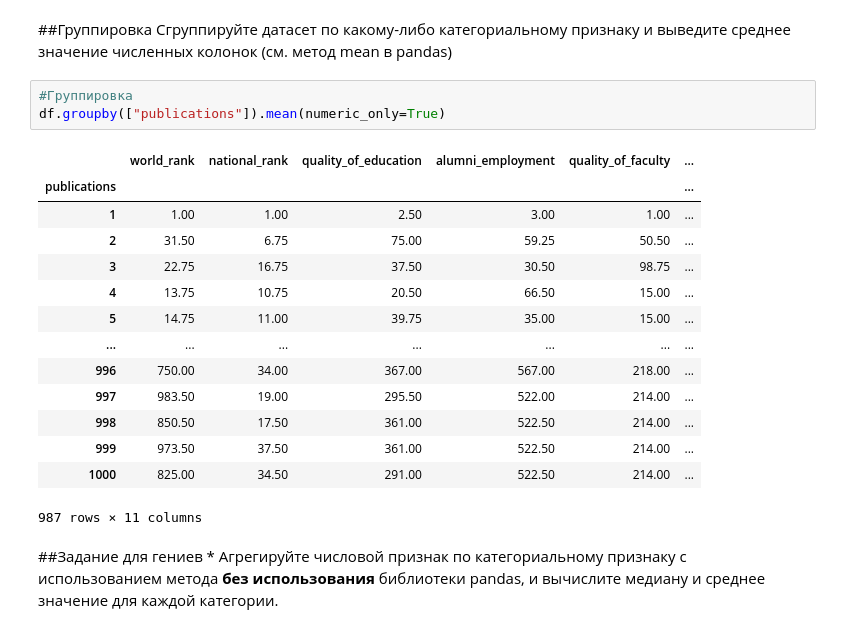
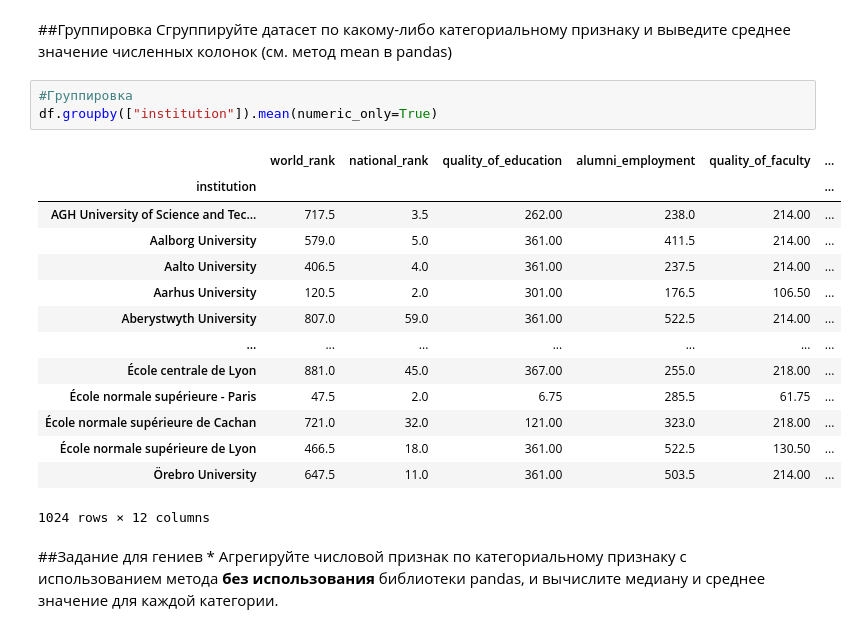
Before and after one commit to chashcha/machine-learning, a Jupyter notebook: Задание_1_ch.ipynb, the cells around one changed output. Saved outputs shown, nothing was run; the diff lists cells and outputs as text.

```diff
--- a/Задание_1_ch.ipynb
+++ b/Задание_1_ch.ipynb
@@ -182,22 +182,22 @@ df[df["quality_of_education"] >=365 ]
 Сгруппируйте датасет по какому-либо категориальному признаку и выведите среднее значение численных колонок (см. метод mean в pandas)
 # %%
 #Группировка
-df.groupby(["publications"]).mean(numeric_only=True)
+df.groupby(["institution"]).mean(numeric_only=True)
 # %% [output]
 |  | world_rank | national_rank | quality_of_education | alumni_employment | quality_of_faculty | ... |
-| publications |  |  |  |  |  | ... |
-| 1 | 1.00 | 1.00 | 2.50 | 3.00 | 1.00 | ... |
-| 2 | 31.50 | 6.75 | 75.00 | 59.25 | 50.50 | ... |
-| 3 | 22.75 | 16.75 | 37.50 | 30.50 | 98.75 | ... |
-| 4 | 13.75 | 10.75 | 20.50 | 66.50 | 15.00 | ... |
-| 5 | 14.75 | 11.00 | 39.75 | 35.00 | 15.00 | ... |
+| institution |  |  |  |  |  | ... |
+| AGH University of Science and Tec... | 717.5 | 3.5 | 262.00 | 238.0 | 214.00 | ... |
+| Aalborg University | 579.0 | 5.0 | 361.00 | 411.5 | 214.00 | ... |
+| Aalto University | 406.5 | 4.0 | 361.00 | 237.5 | 214.00 | ... |
+| Aarhus University | 120.5 | 2.0 | 301.00 | 176.5 | 106.50 | ... |
+| Aberystwyth University | 807.0 | 59.0 | 361.00 | 522.5 | 214.00 | ... |
 | ... | ... | ... | ... | ... | ... | ... |
-| 996 | 750.00 | 34.00 | 367.00 | 567.00 | 218.00 | ... |
-| 997 | 983.50 | 19.00 | 295.50 | 522.00 | 214.00 | ... |
-| 998 | 850.50 | 17.50 | 361.00 | 522.50 | 214.00 | ... |
-| 999 | 973.50 | 37.50 | 361.00 | 522.50 | 214.00 | ... |
-| 1000 | 825.00 | 34.50 | 291.00 | 522.50 | 214.00 | ... |
+| École centrale de Lyon | 881.0 | 45.0 | 367.00 | 255.0 | 218.00 | ... |
+| École normale supérieure - Paris | 47.5 | 2.0 | 6.75 | 285.5 | 61.75 | ... |
+| École normale supérieure de Cachan | 721.0 | 32.0 | 121.00 | 323.0 | 218.00 | ... |
+| École normale supérieure de Lyon | 466.5 | 18.0 | 361.00 | 522.5 | 130.50 | ... |
+| Örebro University | 647.5 | 11.0 | 361.00 | 503.5 | 214.00 | ... |
-987 rows × 11 columns
+1024 rows × 12 columns
 # %% [markdown]
 ##Задание для гениев *
 Агрегируйте числовой признак по категориальному признаку с использованием метода **без использования** библиотеки pandas, и вычислите медиану и среднее значение для каждой категории.
```
